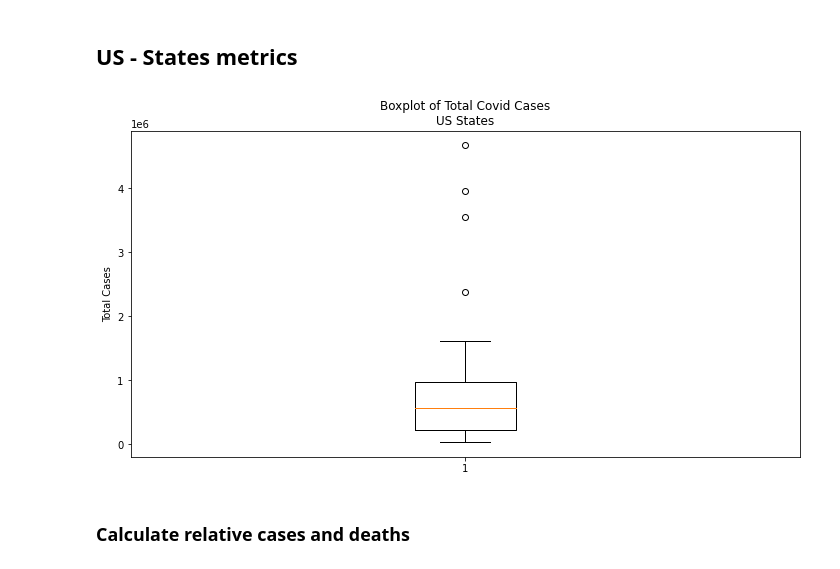
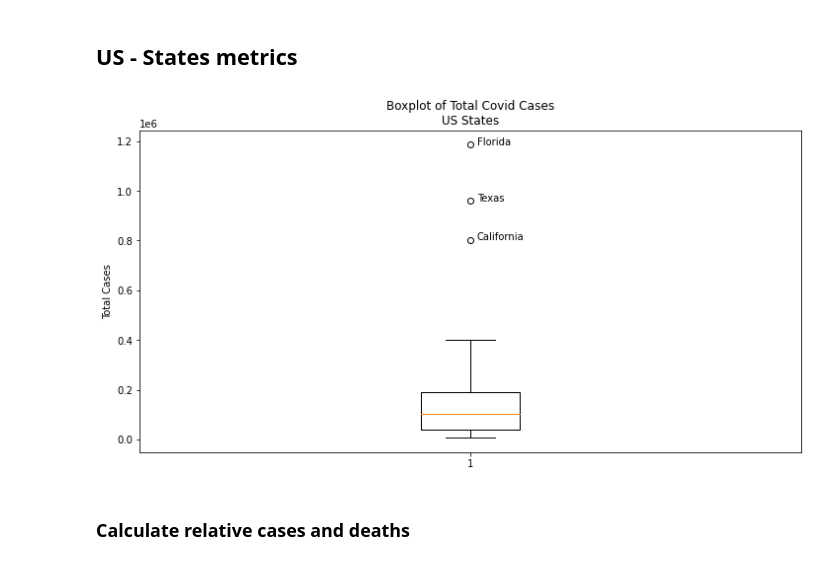
Before and after one commit to jcalvesoliveira/covid-us-state, a Jupyter notebook: notebooks/1.0-data-exploration.ipynb, the cells around one changed output. Saved outputs shown, nothing was run; the diff lists cells and outputs as text; code cells hidden in the pictures.

Commit message:
fixing charts

```diff
--- a/notebooks/1.0-data-exploration.ipynb
+++ b/notebooks/1.0-data-exploration.ipynb
@@ -166,12 +169,16 @@ plt.show()
 # %%
 fig, ax = plt.subplots(figsize=(12, 6))
 
-ax.boxplot(covid_df.groupby('state').sum()['cases'])
+ax.boxplot(total_by_state['cases'])
 ax.set(ylabel="Total Cases",
        title="Boxplot of Total Covid Cases\nUS States")
+
+for i, txt in enumerate(total_by_state.index):
+    if total_by_state.Pop.iloc[i] > 20000000:
+        ax.annotate(txt, (1.01, total_by_state.cases.iloc[i]))
 plt.show()
 # %% [output]
-[figure, old version]
+[figure, new version]
 # %% [markdown]
 ### Calculate relative cases and deaths
 # %%
```
Also changed, not shown: parts of 6 cells of this notebook.
